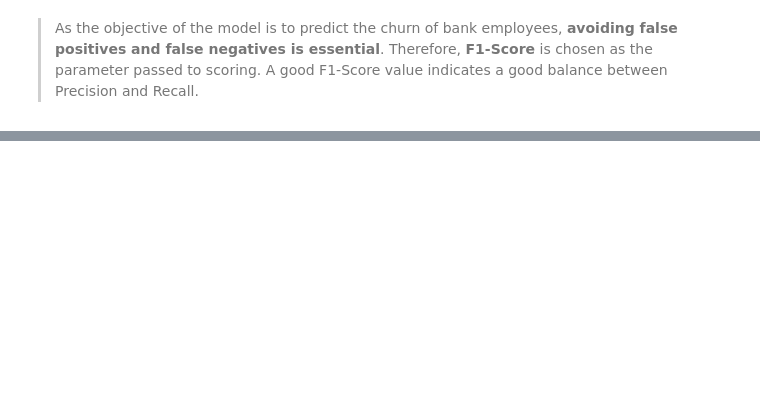
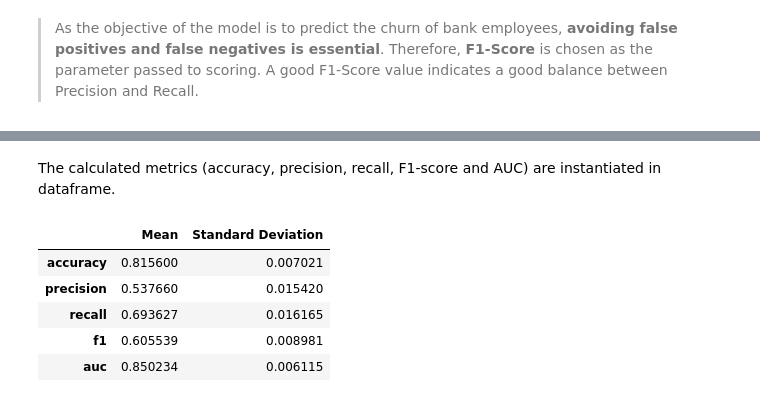
Before and after one commit to DamodaraBarbosa/bank_customer_churn_prediction, a Jupyter notebook: bank_customer_churn_prediction_|_LGBMCLassifier_tuning.ipynb, the cells around one changed output, grey strips where cells are left out. Cells and saved outputs as stored; diff of their text form; code cells hidden in the pictures; blank space fills up the shorter version.

```diff
--- a/bank_customer_churn_prediction_|_LGBMCLassifier_tuning.ipynb
+++ b/bank_customer_churn_prediction_|_LGBMCLassifier_tuning.ipynb
@@ -780,0 +769,2 @@ plt.show()
+# %% [markdown]
+The calculated metrics (accuracy, precision, recall, F1-score and AUC) are instantiated in dataframe.
@@ -780,0 +775,9 @@ plt.show()
+# %%
+pd.DataFrame({'Mean': scores.transpose().mean(), 'Standard Deviation': scores.transpose().std()})
+# %% [output]
+|  | Mean | Standard Deviation |
+| accuracy | 0.815600 | 0.007021 |
+| precision | 0.537660 | 0.015420 |
+| recall | 0.693627 | 0.016165 |
+| f1 | 0.605539 | 0.008981 |
+| auc | 0.850234 | 0.006115 |
```
Also changed, not shown: parts of 59 cells of this notebook.
